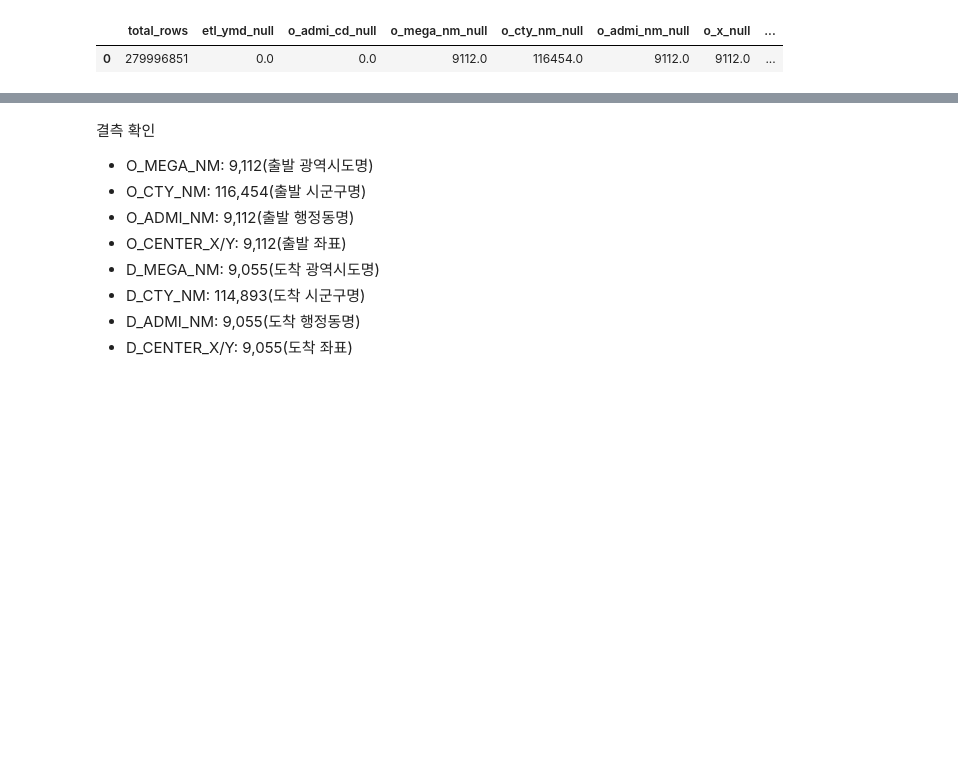
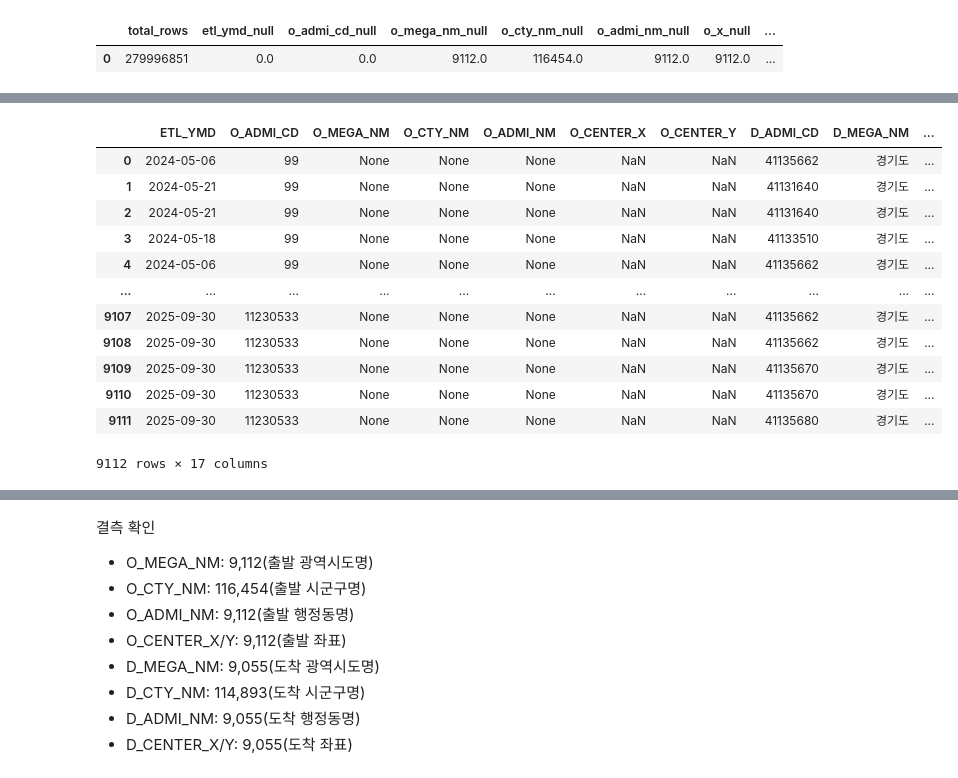
Before and after one commit to bulsajo1/final_project, a Jupyter notebook: Jiryun/1차_전처리.ipynb, the cells around one changed output, grey strips where cells are left out. Cells and saved outputs as stored; diff of their text form; code cells hidden in the pictures; blank space fills up the shorter version.

```diff
--- a/Jiryun/1차_전처리.ipynb
+++ b/Jiryun/1차_전처리.ipynb
@@ -157,0 +178,22 @@ FROM read_parquet('../data/t13_2023_2025_all_clean.parquet')
+# %%
+con.execute("""
+SELECT *
+FROM read_parquet('../data/t13_2023_2025_all_clean.parquet')
+WHERE O_MEGA_NM IS NULL
+    AND O_CTY_NM IS NULL
+    AND O_ADMI_NM IS NULL
+""").fetchdf()
+# %% [output]
+|  | ETL_YMD | O_ADMI_CD | O_MEGA_NM | O_CTY_NM | O_ADMI_NM | O_CENTER_X | O_CENTER_Y | D_ADMI_CD | D_MEGA_NM | ... |
+| 0 | 2024-05-06 | 99 | None | None | None | NaN | NaN | 41135662 | 경기도 | ... |
+| 1 | 2024-05-21 | 99 | None | None | None | NaN | NaN | 41131640 | 경기도 | ... |
+| 2 | 2024-05-21 | 99 | None | None | None | NaN | NaN | 41131640 | 경기도 | ... |
+| 3 | 2024-05-18 | 99 | None | None | None | NaN | NaN | 41133510 | 경기도 | ... |
+| 4 | 2024-05-06 | 99 | None | None | None | NaN | NaN | 41135662 | 경기도 | ... |
+| ... | ... | ... | ... | ... | ... | ... | ... | ... | ... | ... |
+| 9107 | 2025-09-30 | 11230533 | None | None | None | NaN | NaN | 41135662 | 경기도 | ... |
+| 9108 | 2025-09-30 | 11230533 | None | None | None | NaN | NaN | 41135662 | 경기도 | ... |
+| 9109 | 2025-09-30 | 11230533 | None | None | None | NaN | NaN | 41135670 | 경기도 | ... |
+| 9110 | 2025-09-30 | 11230533 | None | None | None | NaN | NaN | 41135670 | 경기도 | ... |
+| 9111 | 2025-09-30 | 11230533 | None | None | None | NaN | NaN | 41135680 | 경기도 | ... |
+9112 rows × 17 columns
```
Also changed, not shown: parts of 23 cells of this notebook, 2 other files.
